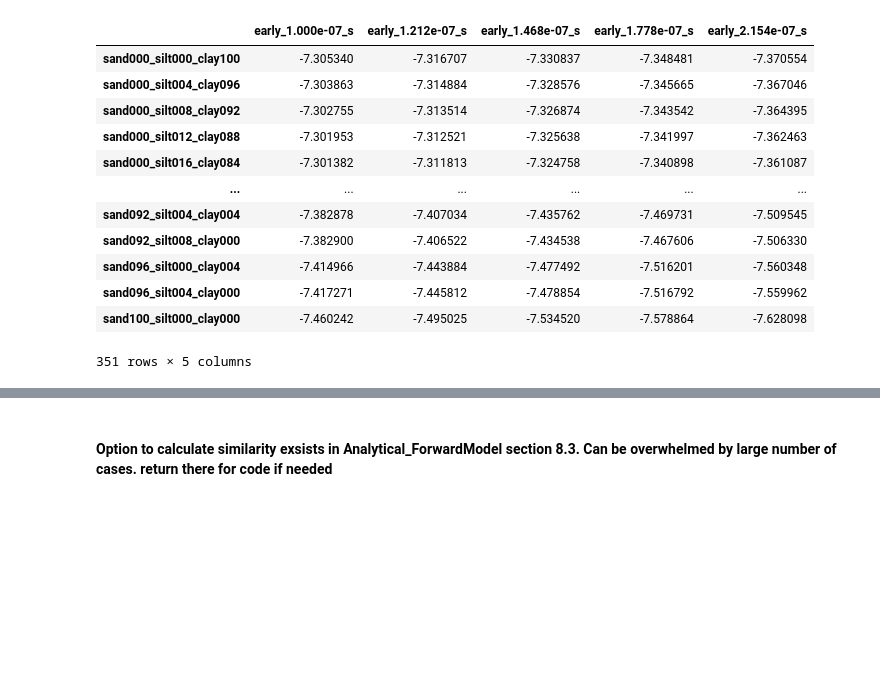
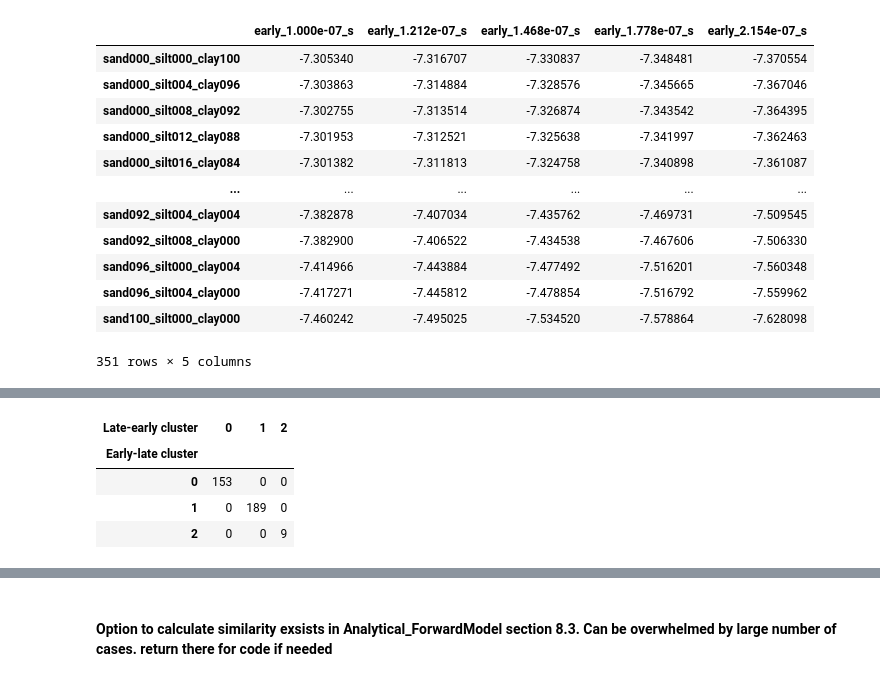
Before and after one commit to natalieyurek-cloud/TDEM_Thesis_Yurek, a Jupyter notebook: Core_Modeling_Setup.ipynb, the cells around one changed output, grey strips where cells are left out. Cells and saved outputs as stored; diff of their text form; code cells hidden in the pictures; blank space fills up the shorter version.

```diff
--- a/Core_Modeling_Setup.ipynb
+++ b/Core_Modeling_Setup.ipynb
@@ -860,0 +943,19 @@ clustering_features = clustering_features_EL  ## OR  clustering_features_LE
+# %%
+# -------------------------------------------------
+# Compare cluster membership between early-late and late-early setups
+# -------------------------------------------------
+
+cluster_agreement_table = pd.crosstab(
+    order_cluster_comparison["cluster_early_late"],
+    order_cluster_comparison["cluster_late_early"],
+    rownames=["Early-late cluster"],
+    colnames=["Late-early cluster"]
+)
+
+display(cluster_agreement_table)
+# %% [output]
+| Late-early cluster | 0 | 1 | 2 |
+| Early-late cluster |  |  |  |
+| 0 | 153 | 0 | 0 |
+| 1 | 0 | 189 | 0 |
+| 2 | 0 | 0 | 9 |
```
Also changed, not shown: parts of 5 cells of this notebook.
